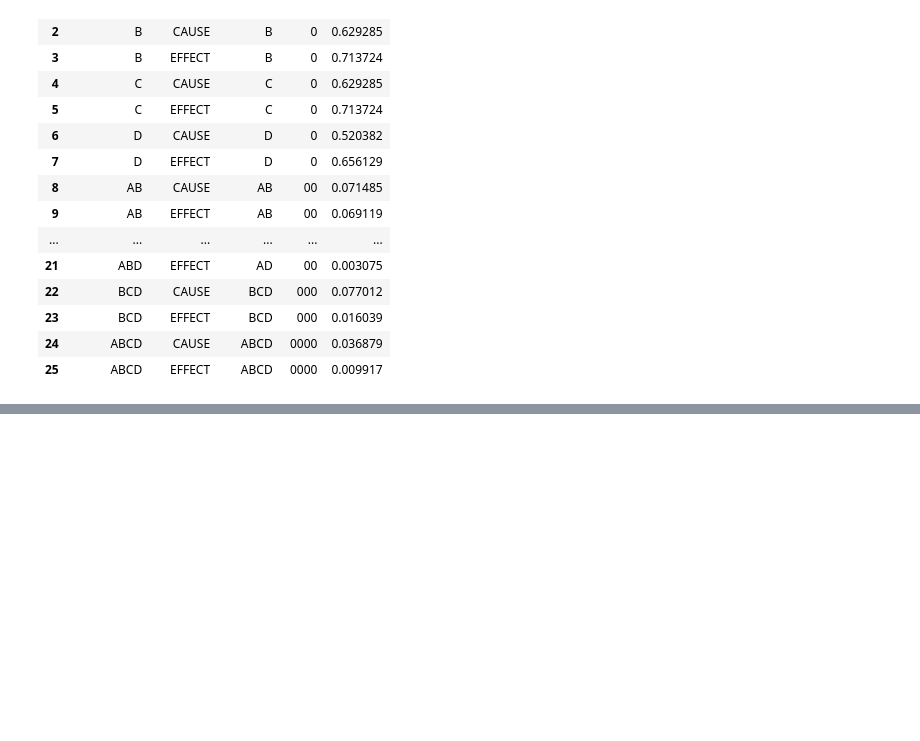
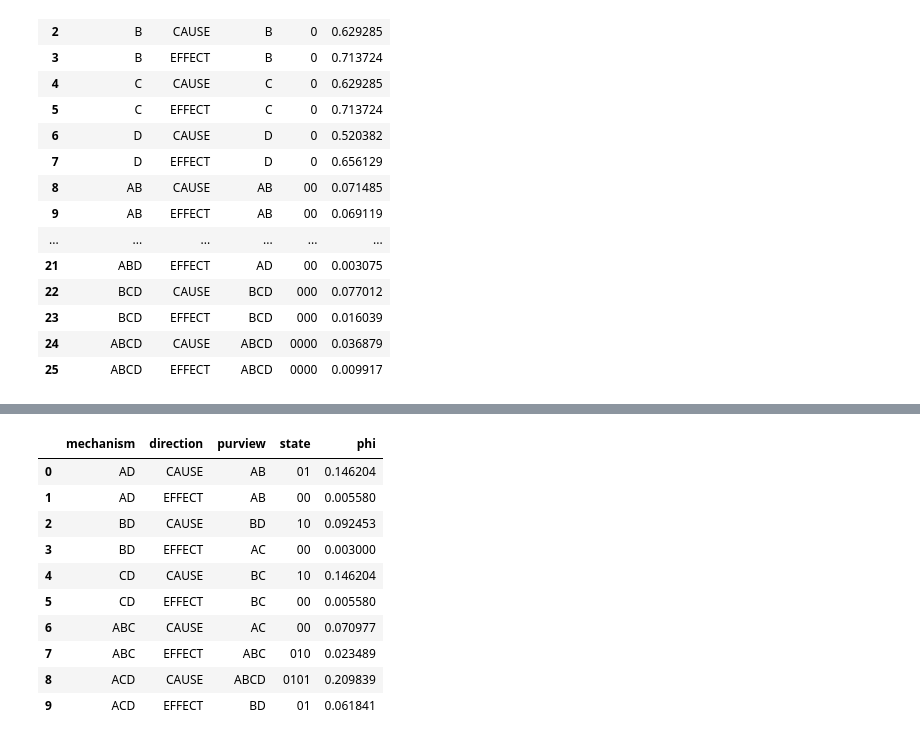
Before and after one commit to matteograsso/visualize_pyphi, a Jupyter notebook: Filling_the_slots.ipynb, the cells around one changed output, grey strips where cells are left out. Drawn from its saved outputs; the diff is of its cells as text; code cells hidden in the pictures; blank space fills up the shorter version.

```diff
--- a/Filling_the_slots.ipynb
+++ b/Filling_the_slots.ipynb
@@ -361,0 +395,45 @@ utils.sepces2df(sep(sia.phi_structure.distinctions),subsystem)
+# %%
+flat_bag = []
+for mechanism in tqdm(mechanisms):
+    for direction in [C,E]:
+        for purview in mechanisms:
+            try:
+                flat_bag.append(bag_of_mices[mechanism][direction][purview])
+            except:
+                pass
+# %%
+reflexive_ds = [
+    pyphi.subsystem.Concept(m1.mechanism, m1, m2, subsystem)
+    for m1,m2 in itertools.combinations(flat_bag,2)
+    if m1.mechanism==m2.mechanism==m1.purview==m2.purview
+    and m1.direction == C
+    and m2.direction == E
+]
+# %%
+reflexive_sep = sep(pyphi.models.CauseEffectStructure(reflexive_ds))
+# %%
+reflexive_causes = [m.purview for m in reflexive_sep if m.direction==C]
+reflexive_effects = [m.purview for m in reflexive_sep if m.direction==E]
+reflexive_mechanisms = [m.mechanism for m in reflexive_sep]
+
+remaining_mices = []
+for m in flat_bag:
+    if m.direction==C and m.mechanism not in reflexive_mechanisms and m.purview not in reflexive_causes:
+        remaining_mices.append(m)
+    if m.direction==E and m.mechanism not in reflexive_mechanisms and m.purview not in reflexive_effects:
+        remaining_mices.append(m)
+# %%
+remaining_ces = CES_from_bag_of_mices(make_bag(remaining_mices))
+utils.sepces2df(remaining_ces,subsystem)
+# %% [output]
+|  | mechanism | direction | purview | state | phi |
+| 0 | AD | CAUSE | AB | 01 | 0.146204 |
+| 1 | AD | EFFECT | AB | 00 | 0.005580 |
+| 2 | BD | CAUSE | BD | 10 | 0.092453 |
+| 3 | BD | EFFECT | AC | 00 | 0.003000 |
+| 4 | CD | CAUSE | BC | 10 | 0.146204 |
+| 5 | CD | EFFECT | BC | 00 | 0.005580 |
+| 6 | ABC | CAUSE | AC | 00 | 0.070977 |
+| 7 | ABC | EFFECT | ABC | 010 | 0.023489 |
+| 8 | ACD | CAUSE | ABCD | 0101 | 0.209839 |
+| 9 | ACD | EFFECT | BD | 01 | 0.061841 |
```
Also changed, not shown: parts of 25 cells of this notebook.
